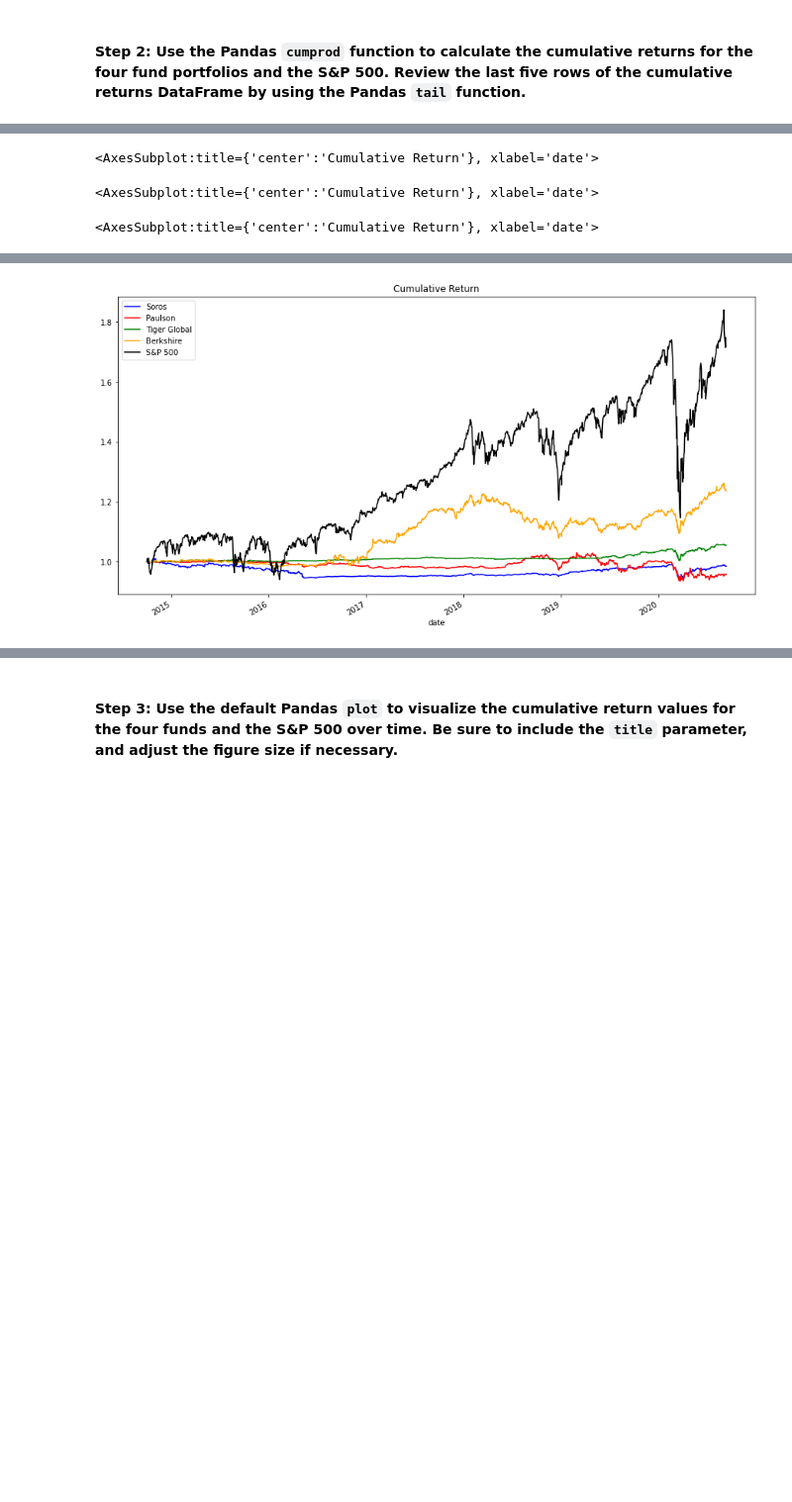
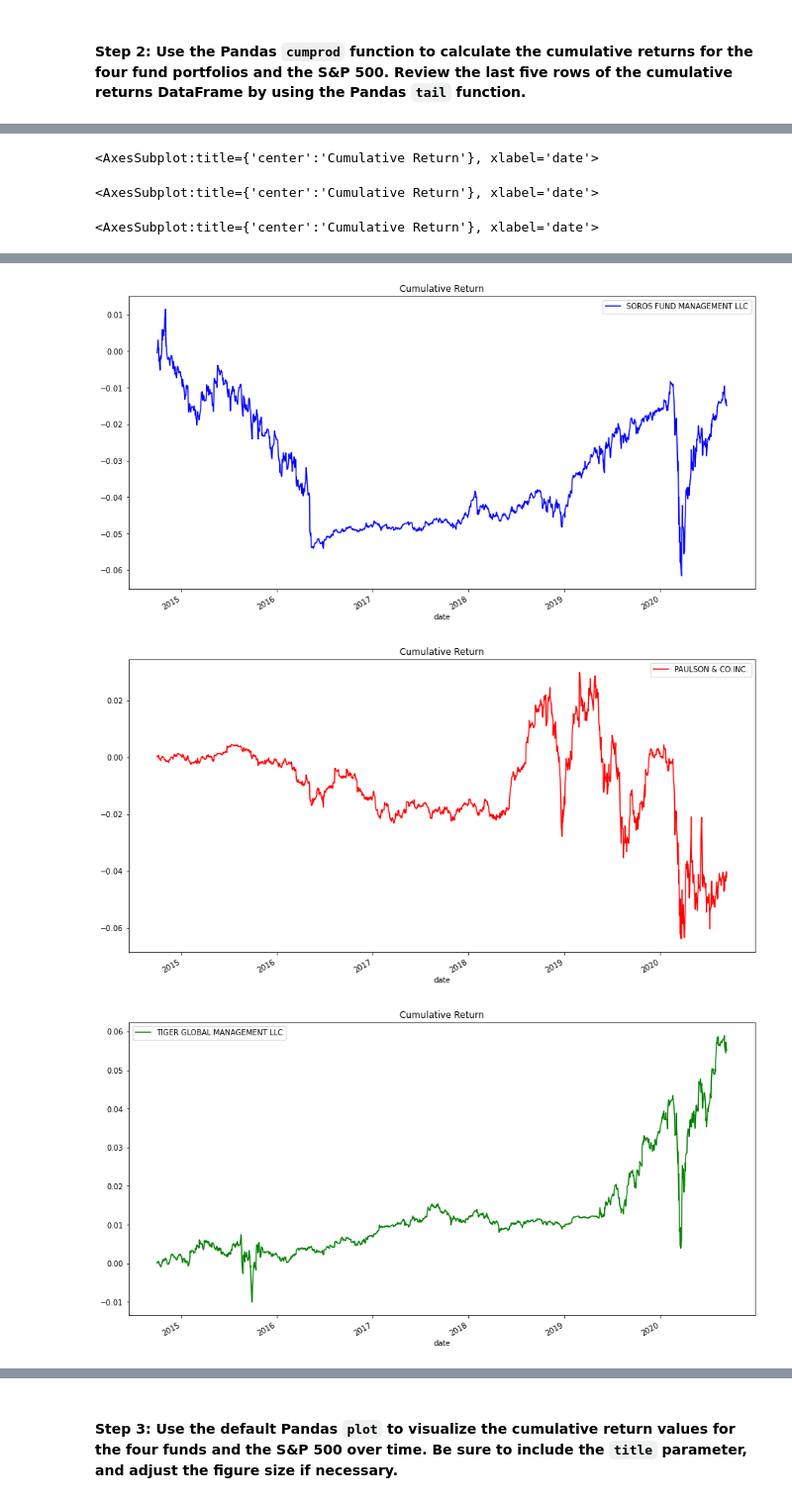
Before and after one commit to caltham/Challenge_4, a Jupyter notebook: risk_return_analysis.ipynb, the cells around one changed output, grey strips where cells are left out. Shown: that part at 99% size. Cells and saved outputs as stored; diff of their text form; code cells hidden in the pictures; blank space fills up the shorter version.

```diff
--- a/risk_return_analysis.ipynb
+++ b/risk_return_analysis.ipynb
@@ -185,13 +185,19 @@ display(sp5_sliced.plot(figsize=(15, 8), title="Daily Return", color="black"))
 # Calculate and plot the cumulative returns of the 4 fund portfolios and the S&P 500
 # Review the last 5 rows of the cumulative returns DataFrame
 
-cumulative_returns = (1 + daily_returns).cumprod()
-
-display(cumulative_returns['SOROS FUND MANAGEMENT LLC'].plot(legend = True, figsize=(15, 8), title="Cumulative Return", color="blue", label = "Soros"))
-display(cumulative_returns['PAULSON & CO.INC.'].plot(legend = True, figsize=(15, 8), title="Cumulative Return", color="red", label = "Paulson"))
-display(cumulative_returns['TIGER GLOBAL MANAGEMENT LLC'].plot(legend = True, figsize=(15, 8), title="Cumulative Return", color="green", label = "Tiger Global"))
-display(cumulative_returns['BERKSHIRE HATHAWAY INC'].plot(legend = True, figsize=(15, 8), title="Cumulative Return", color="orange", label = "Berkshire"))
-display(cumulative_returns['S&P 500'].plot(legend = True, figsize=(15, 8), title="Cumulative Return", color="black", label = "S&P 500"))
+cumulative_returns = (1 + daily_returns).cumprod() - 1
 
 display(cumulative_returns.tail())
+
+soros_cum = cumulative_returns.loc[:, ['SOROS FUND MANAGEMENT LLC']]
+paulson_cum = cumulative_returns.loc[:, ['PAULSON & CO.INC.']]
+tiger_cum = cumulative_returns.loc[:, ['TIGER GLOBAL MANAGEMENT LLC']]
+berkshire_cum = cumulative_returns.loc[:, ['BERKSHIRE HATHAWAY INC']]
+sp5_cum = cumulative_returns.loc[:, ['S&P 500']]
+
+display(soros_cum.plot(figsize=(15, 8), title="Cumulative Return", color="blue"))
+display(paulson_cum.plot(figsize=(15, 8), title="Cumulative Return", color="red"))
+display(tiger_cum.plot(figsize=(15, 8), title="Cumulative Return", color="green"))
+display(berkshire_cum.plot(figsize=(15, 8), title="Cumulative Return", color="orange"))
+display(sp5_cum.plot(figsize=(15, 8), title="Cumulative Return", color="black"))
 # %% [output]
@@ -210 +216,3 @@ display(cumulative_returns.tail())
-[figure, old version]
+[figure, new version]
+[figure, added]
+[figure, added]
```
Also changed, not shown: parts of 6 cells of this notebook.
